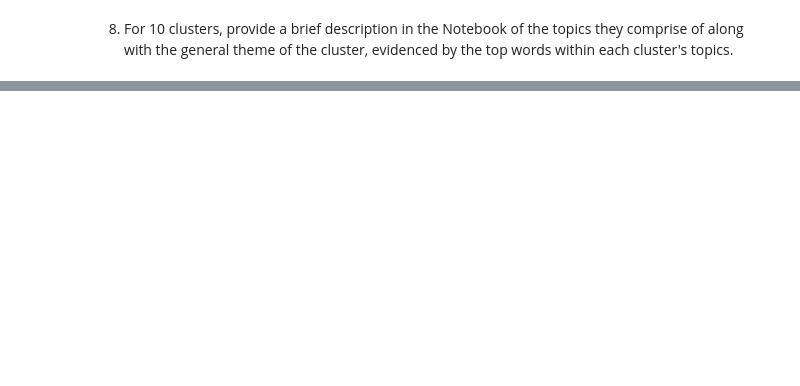
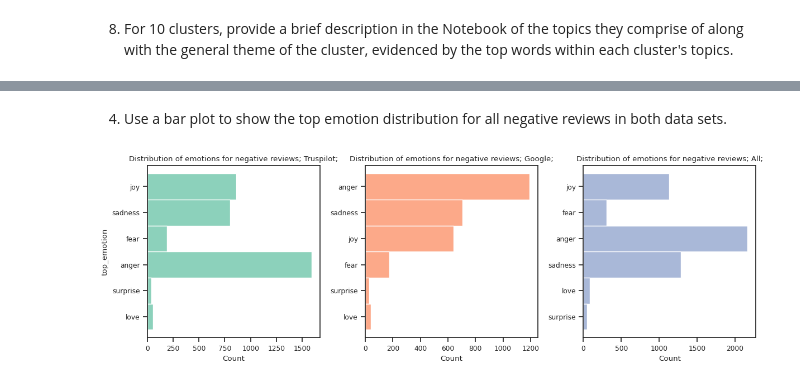
Before and after one commit to dyarparvar/NLP-and-Topic-Modelling-of-Customer-Reviews, a Jupyter notebook: Yarparvar_Darya_CAM_DS_C301_Topic_project_4_1.ipynb, the cells around one changed output, grey strips where cells are left out. Cells and saved outputs as stored; diff of their text form; code cells hidden in the pictures; blank space fills up the shorter version.

Commit message:
Initial emotional analysis (BERT-base-uncased-emotion) followed by topic modelling for angry negative reviews (BERTopic);

```diff
--- a/Yarparvar_Darya_CAM_DS_C301_Topic_project_4_1.ipynb
+++ b/Yarparvar_Darya_CAM_DS_C301_Topic_project_4_1.ipynb
@@ -2079,0 +1902,5 @@ bertopic_model.visualize_approximate_distribution(
+# %%
+def get_top_emotion(text):
+  emotions = emotion_classifier(text, )
+  top_emotion = max(emotions[0], key=lambda x: x["score"])
+  return top_emotion["label"]
@@ -2079,0 +1952,2 @@ bertopic_model.visualize_approximate_distribution(
+# %%
+processed_data_neg_tp["top_emotion"] = processed_data_neg_tp["review_content"].apply(get_top_emotion)
@@ -2079,0 +1971,2 @@ bertopic_model.visualize_approximate_distribution(
+# %%
+processed_data_neg_g["top_emotion"] = processed_data_neg_g["review_content"].apply(get_top_emotion)
@@ -2079,0 +1990,2 @@ bertopic_model.visualize_approximate_distribution(
+# %%
+processed_data_neg["top_emotion"] = processed_data_neg["review_content"].apply(get_top_emotion)
@@ -2079,0 +2004,23 @@ bertopic_model.visualize_approximate_distribution(
+# %% [markdown]
+4. Use a bar plot to show the top emotion distribution for all negative reviews in both data sets.
+# %%
+fig, axes = plt.subplots(1, 3, figsize=(12, 4))
+axes = axes.flatten()
+
+# Plot top emotion for each negative reveiw
+sns.histplot(data=processed_data_neg_tp, y="top_emotion", ax=axes[0], color=palette_set2[0])
+sns.histplot(data=processed_data_neg_g, y="top_emotion", ax=axes[1], color=palette_set2[1])
+sns.histplot(data=processed_data_neg, y="top_emotion", ax=axes[2], color=palette_set2[2])
+
+
+axes[0].set_title("Distribution of emotions for negative reviews; Truspilot;")
+axes[1].set_title("Distribution of emotions for negative reviews; Google;")
+axes[2].set_title("Distribution of emotions for negative reviews; All;")
+
+axes[1].set_ylabel(None)
+axes[2].set_ylabel(None)
+
+plt.tight_layout()
+plt.show()
+# %% [output]
+[figure, added]
```
Also changed, not shown: parts of 117 cells of this notebook.
